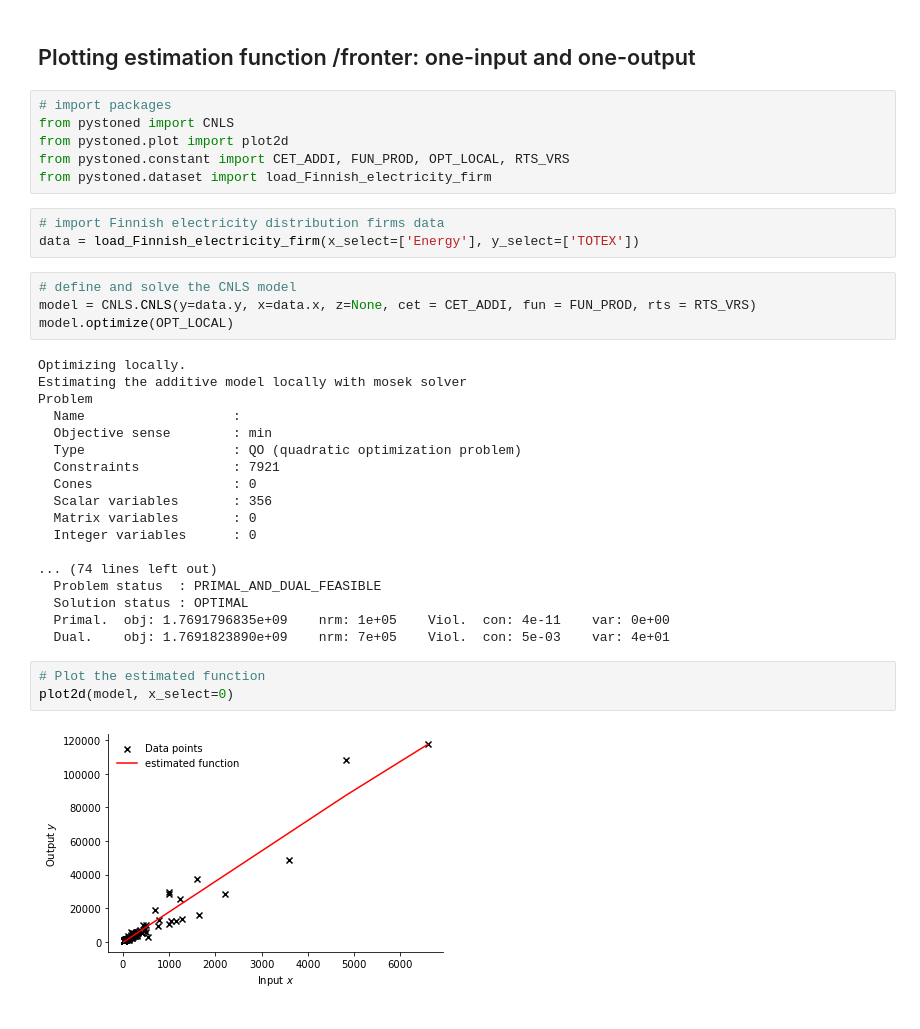
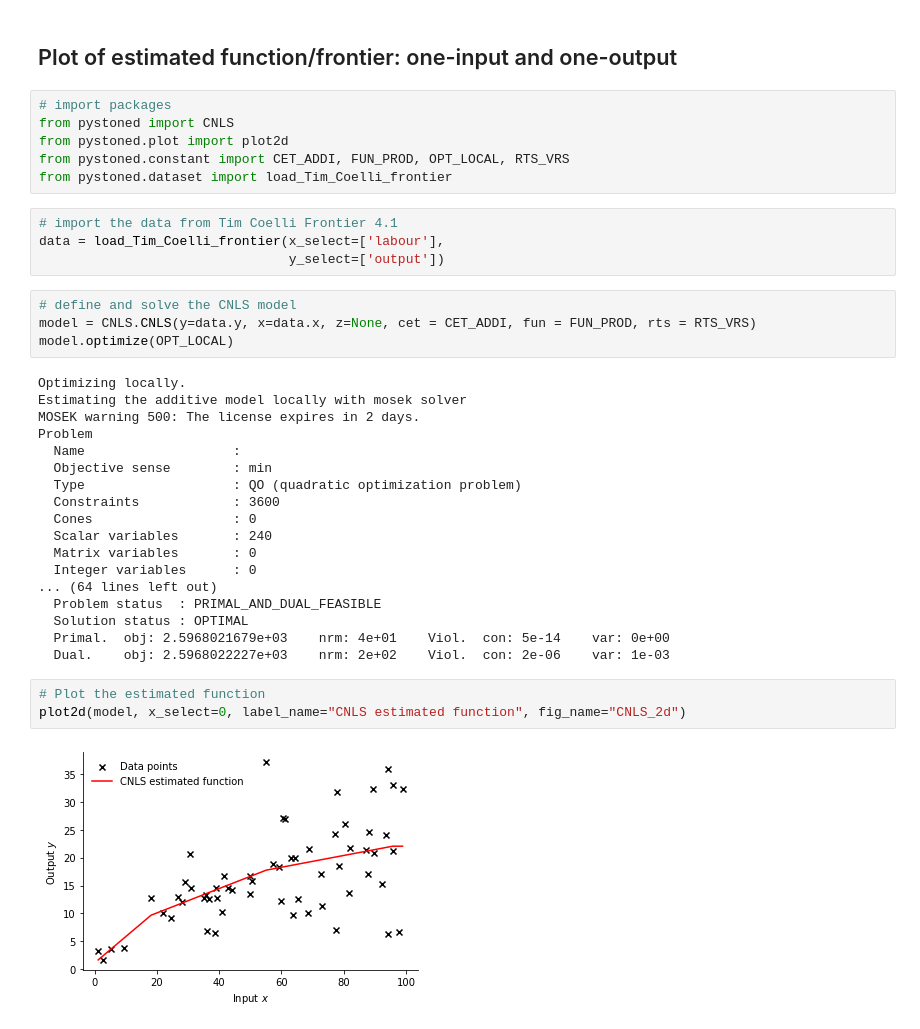
Before and after one commit to ds2010/pyStoNED, a Jupyter notebook: notebooks/2dplot.ipynb, the cells around one changed output. Cells and saved outputs as stored; diff of their text form.

Commit message:
doc(Example): update plotting

```diff
--- a/notebooks/2dplot.ipynb
+++ b/notebooks/2dplot.ipynb
@@ -1,14 +1,15 @@
 # %% [markdown]
-## Plotting estimation function /fronter: one-input and one-output
+## Plot of estimated function/frontier: one-input and one-output
 # %%
 # import packages
 from pystoned import CNLS
 from pystoned.plot import plot2d
 from pystoned.constant import CET_ADDI, FUN_PROD, OPT_LOCAL, RTS_VRS
-from pystoned.dataset import load_Finnish_electricity_firm
+from pystoned.dataset import load_Tim_Coelli_frontier
-# %%
-# import Finnish electricity distribution firms data
-data = load_Finnish_electricity_firm(x_select=['Energy'], y_select=['TOTEX'])
+# %%
+# import the data from Tim Coelli Frontier 4.1
+data = load_Tim_Coelli_frontier(x_select=['labour'],
+                                y_select=['output'])
 # %%
 # define and solve the CNLS model
 model = CNLS.CNLS(y=data.y, x=data.x, z=None, cet = CET_ADDI, fun = FUN_PROD, rts = RTS_VRS)
@@ -16,23 +17,23 @@ model.optimize(OPT_LOCAL)
 # %% [output]
 Optimizing locally.
 Estimating the additive model locally with mosek solver
+MOSEK warning 500: The license expires in 2 days.
 Problem
   Name                   :
   Objective sense        : min
   Type                   : QO (quadratic optimization problem)
-  Constraints            : 7921
+  Constraints            : 3600
   Cones                  : 0
-  Scalar variables       : 356
+  Scalar variables       : 240
   Matrix variables       : 0
   Integer variables      : 0
-
-... (74 lines left out)
+... (64 lines left out)
   Problem status  : PRIMAL_AND_DUAL_FEASIBLE
   Solution status : OPTIMAL
-  Primal.  obj: 1.7691796835e+09    nrm: 1e+05    Viol.  con: 4e-11    var: 0e+00
-  Dual.    obj: 1.7691823890e+09    nrm: 7e+05    Viol.  con: 5e-03    var: 4e+01
+  Primal.  obj: 2.5968021679e+03    nrm: 4e+01    Viol.  con: 5e-14    var: 0e+00
+  Dual.    obj: 2.5968022227e+03    nrm: 2e+02    Viol.  con: 2e-06    var: 1e-03
 # %%
 # Plot the estimated function
-plot2d(model, x_select=0)
+plot2d(model, x_select=0, label_name="CNLS estimated function", fig_name="CNLS_2d")
 # %% [output]
-[figure, old version]
+[figure, new version]
```
Also changed, not shown: 3 other files.
